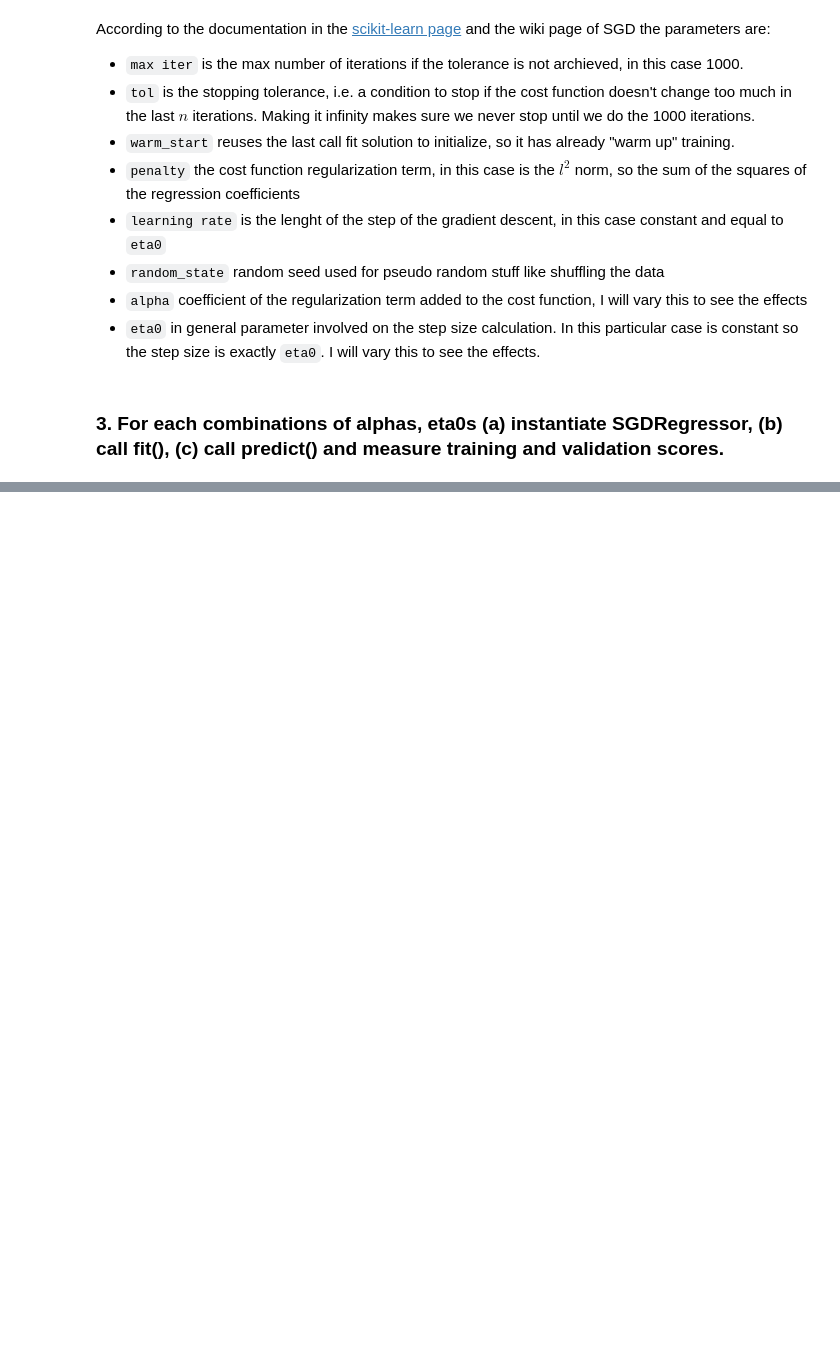
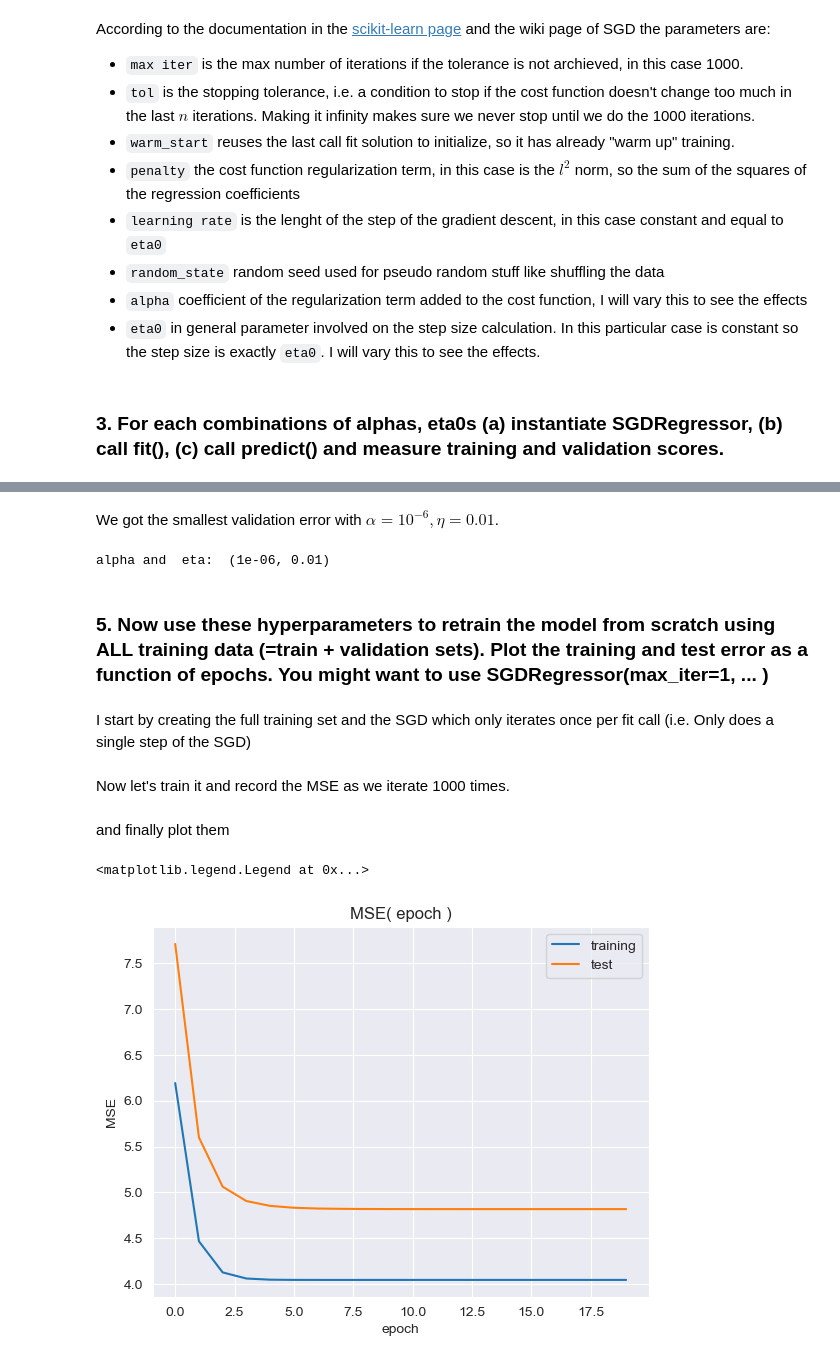
Before and after one commit to sergiogyoz/Machine-Learning, a Jupyter notebook: HWs/HW4_1_Sergio_Villamarin.ipynb, the cells around one changed output, grey strips where cells are left out. Drawn from its saved outputs; the diff is of its cells as text; code cells hidden in the pictures; blank space fills up the shorter version.

```diff
--- a/HWs/HW4_1_Sergio_Villamarin.ipynb
+++ b/HWs/HW4_1_Sergio_Villamarin.ipynb
@@ -180,0 +259,57 @@ for alpha in alphas:
+# %% [markdown]
+We got the smallest validation error with $\alpha=10^{-6}, \eta=0.01$.
+# %%
+
+print("alpha and  eta: ", (alphas[v_i], eta0s[v_j]))
+alpha, eta = (alphas[v_i], eta0s[v_j])
+# %% [output]
+alpha and  eta:  (1e-06, 0.01)
+# %% [markdown]
+### 5. Now use these hyperparameters to retrain the model from scratch using ALL training data (=train + validation sets). Plot the training and test error as a function of epochs. You might want to use SGDRegressor(max_iter=1, ... )
+# %% [markdown]
+I start by creating the full training set and the SGD which only iterates once per fit call (i.e. Only does a single step of the SGD)
+# %%
+N = 20
+# full training set
+full_ind = ind[0:split]
+full_train = df.iloc[full_ind]
+
+# SGD that only does a single step
+SGD = SGDRegressor(
+    max_iter=1,
+    tol=-np.infty,
+    warm_start=True,
+    penalty="l2",
+    learning_rate="constant",
+    random_state=0,
+    alpha=alpha,
+    eta0=eta)
+# %% [markdown]
+Now let's train it and record the MSE as we iterate 1000 times.
+# %%
+MSEs = []
+test_MSEs = []
+
+for epoch in range(N):
+    # training MSE
+    SGD.fit(full_train["x"].values.reshape(-1,1), full_train["y"].values)
+    y_predict = SGD.predict(full_train["x"].values.reshape(-1,1))
+    MSEs.append(metrics.mean_squared_error(full_train["y"].values, y_predict))
+    # test MSE
+    y_predict = SGD.predict(test["x"].values.reshape(-1,1))
+    test_MSEs.append(metrics.mean_squared_error(test["y"].values, y_predict))
+# %% [markdown]
+and finally plot them
+# %%
+import seaborn as sns
+sns.set_style("darkgrid")
+
+plt.plot(range(N), MSEs, label="training")
+plt.plot(range(N), test_MSEs, label="test")
+plt.title("MSE( epoch )")
+plt.xlabel("epoch")
+plt.ylabel("MSE")
+plt.legend()
+# %% [output]
+<matplotlib.legend.Legend at 0x...>
+[figure, added]
```
Also changed, not shown: parts of 12 cells of this notebook, 1 other file.
